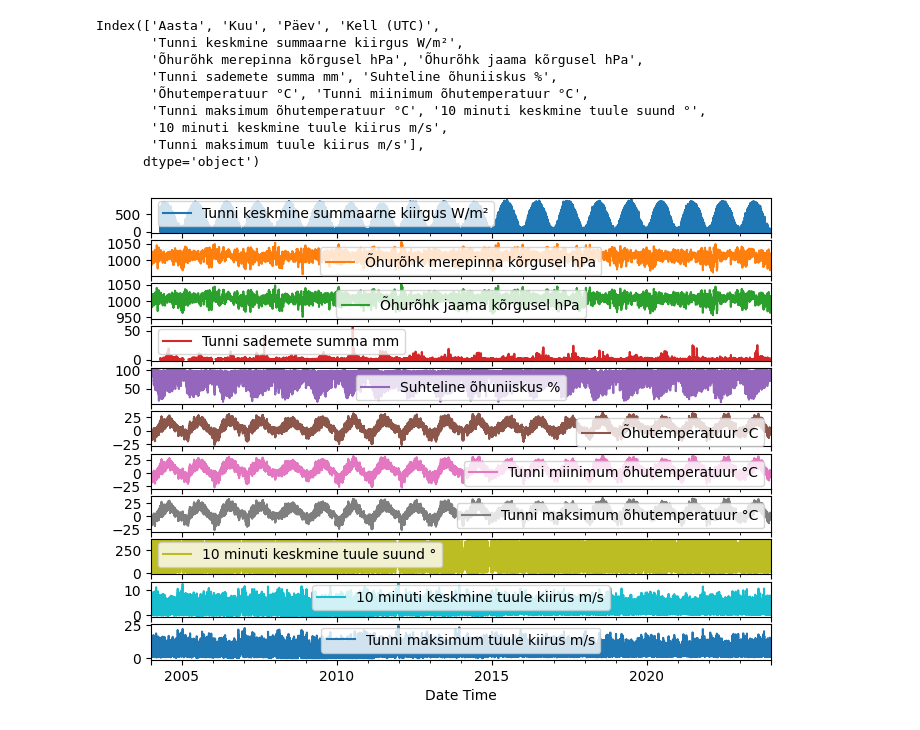
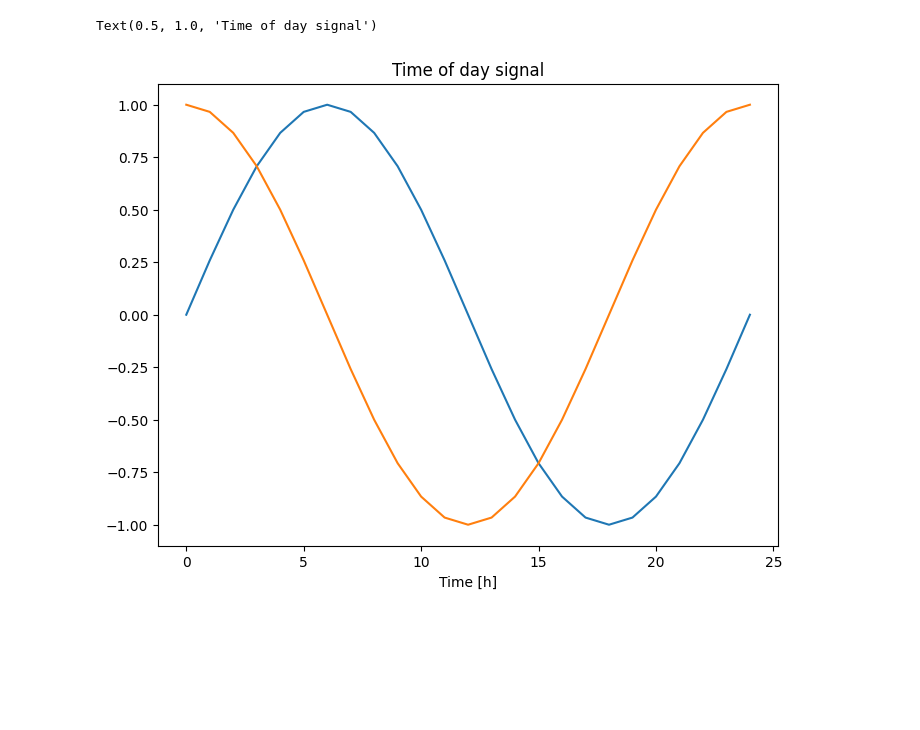
Before and after one commit to kristoferkp/asikarikas2024, a Jupyter notebook: III - Ilmaennustus/main.ipynb, the cells around one changed output. Saved outputs shown, nothing was run; the diff lists cells and outputs as text; code cells hidden in the pictures; blank space fills up the shorter version.

```diff
--- a/III - Ilmaennustus/main.ipynb
+++ b/III - Ilmaennustus/main.ipynb
@@ -2,48 +2,66 @@
 import os
 import datetime
 
 import IPython
 import IPython.display
 import matplotlib as mpl
 import matplotlib.pyplot as plt
 import numpy as np
 import pandas as pd
 import seaborn as sns
 import tensorflow as tf
 
 mpl.rcParams['figure.figsize'] = (8, 6)
 mpl.rcParams['axes.grid'] = False
 
 csv_path = 'Tallinn-Harku-2004-2023.csv'
 df = pd.read_csv(csv_path)
-print(df.columns)
 
 df['Kell (UTC)'] = df['Kell (UTC)'].str.replace('.', ':')
 
 # Combine 'Aasta', 'Kuu', 'Päev' and 'Kell (UTC)' into a datetime
 df['Date Time'] = pd.to_datetime(df['Aasta'].astype(str) + df['Kuu'].astype(str).str.zfill(2) + df['Päev'].astype(str).str.zfill(2) + df['Kell (UTC)'], format='%Y%m%d%H:%M')
 date_time = df['Date Time']
 # Remove the 'Date Time' column
 df = df.drop(['Aasta', 'Kuu', 'Päev', 'Date Time'], axis=1)
 
 df.describe().transpose()
 
-plot_cols = ['Tunni keskmine summaarne kiirgus W/m²', 'Õhurõhk merepinna kõrgusel hPa', 'Õhurõhk jaama kõrgusel hPa', 'Tunni sademete summa mm', 'Suhteline õhuniiskus %', 'Õhutemperatuur °C', 'Tunni miinimum õhutemperatuur °C', 'Tunni maksimum õhutemperatuur °C', '10 minuti keskmine tuule suund °', '10 minuti keskmine tuule kiirus m/s', 'Tunni maksimum tuule kiirus m/s']
-plot_features = df[plot_cols]
-plot_features.index = date_time
-_ = plot_features.plot(subplots=True)
 
-plot_features = df[plot_cols][:480]
-plot_features.index = date_time[:480]
-_ = plot_features.plot(subplots=True)
+# Wind velocity and direction
+wv = df['10 minuti keskmine tuule kiirus m/s']
+
+max_wv = df['Tunni maksimum tuule kiirus m/s']
+
+# The above inplace edits are reflected in the DataFrame.
+df['10 minuti keskmine tuule kiirus m/s'].min()
+
+wv = df.pop('10 minuti keskmine tuule kiirus m/s')
+max_wv = df.pop('Tunni maksimum tuule kiirus m/s')
+
+# Convert to radians.
+wd_rad = df.pop('10 minuti keskmine tuule suund °')*np.pi / 180
+
+# Calculate the wind x and y components.
+df['Wx'] = wv*np.cos(wd_rad)
+df['Wy'] = wv*np.sin(wd_rad)
+
+# Calculate the max wind x and y components.
+df['max Wx'] = max_wv*np.cos(wd_rad)
+df['max Wy'] = max_wv*np.sin(wd_rad)
+
+timestamp_s = date_time.map(pd.Timestamp.timestamp)
+day = 24*60*60
+year = (365.2425)*day
+
+df['Day sin'] = np.sin(timestamp_s * (2 * np.pi / day))
+df['Day cos'] = np.cos(timestamp_s * (2 * np.pi / day))
+df['Year sin'] = np.sin(timestamp_s * (2 * np.pi / year))
+df['Year cos'] = np.cos(timestamp_s * (2 * np.pi / year))
+plt.plot(np.array(df['Day sin'])[:25])
+plt.plot(np.array(df['Day cos'])[:25])
+plt.xlabel('Time [h]')
+plt.title('Time of day signal')
 # %% [output]
-Index(['Aasta', 'Kuu', 'Päev', 'Kell (UTC)',
-       'Tunni keskmine summaarne kiirgus W/m²',
-       'Õhurõhk merepinna kõrgusel hPa', 'Õhurõhk jaama kõrgusel hPa',
-       'Tunni sademete summa mm', 'Suhteline õhuniiskus %',
-       'Õhutemperatuur °C', 'Tunni miinimum õhutemperatuur °C',
-       'Tunni maksimum õhutemperatuur °C', '10 minuti keskmine tuule suund °',
-       '10 minuti keskmine tuule kiirus m/s',
-       'Tunni maksimum tuule kiirus m/s'],
-      dtype='object')
+Text(0.5, 1.0, 'Time of day signal')
-[figure, old version]
+[figure, new version]
```
Also changed, not shown: parts of 5 cells of this notebook, 3 other files.
